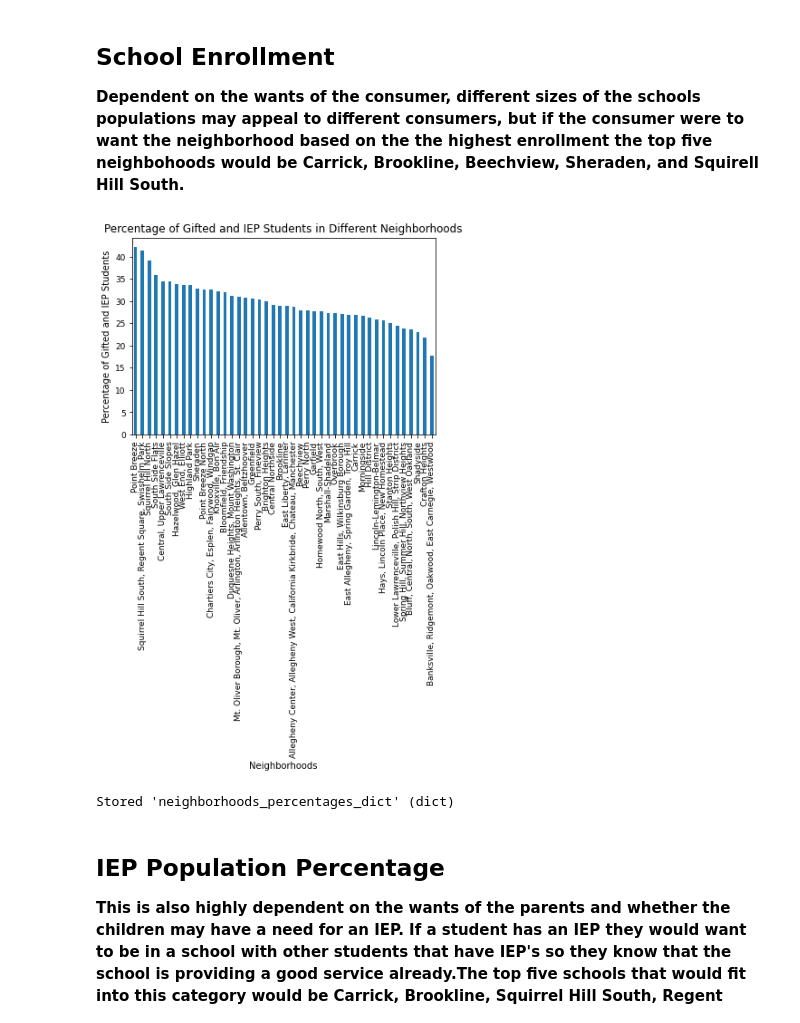
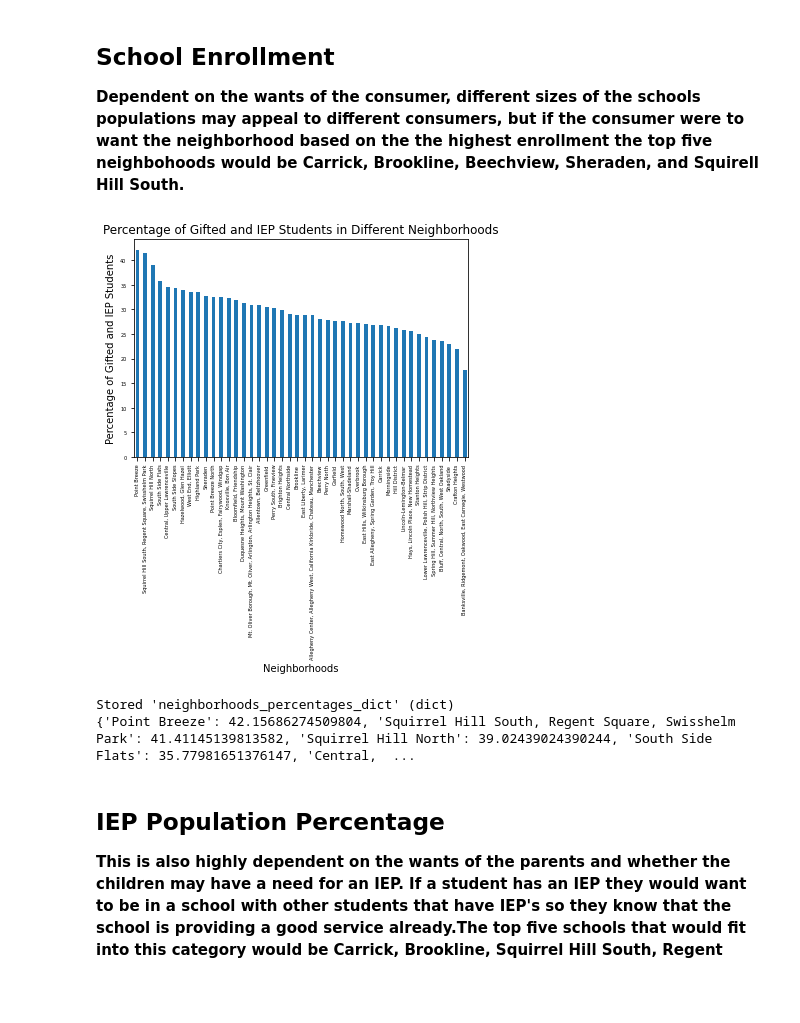
Before and after one commit to SimonJCo/Final-Project, a Jupyter notebook: Final Drafts/SchoolNeighborhoods-Copy1.ipynb, the cells around one changed output. Cells and saved outputs as stored; diff of their text form; code cells hidden in the pictures; blank space fills up the shorter version.

```diff
--- a/Final Drafts/SchoolNeighborhoods-Copy1.ipynb
+++ b/Final Drafts/SchoolNeighborhoods-Copy1.ipynb
@@ -39,34 +39,36 @@ print(sorted_sum_of_enrollment)
 # %%
 
 import pandas as pd
 import numpy as np
 import matplotlib.pyplot as plt
 
 iep = pd.read_csv("iep-Copy1.csv")
 
 iep['gifted_and_iep'] = iep['gifted'] + iep['other_iep']
 iep['percent_of_gifted_and_iep'] = (iep['gifted_and_iep'] / iep['total_enrollment_k_12']) * 100
 sorted_iep = iep.sort_values(by='percent_of_gifted_and_iep', ascending=False)
 
 
 
 neighborhoods_percentages_dict = dict(zip(sorted_iep['neighborhoods'], sorted_iep['percent_of_gifted_and_iep']))
 
 
 
 
 
-bargraph = sorted_iep.plot.bar(x='neighborhoods', y='percent_of_gifted_and_iep', fontsize='9', legend=False)
+bargraph = sorted_iep.plot.bar(x='neighborhoods', y='percent_of_gifted_and_iep', fontsize='5', legend=False)
 plt.xlabel('Neighborhoods')
 plt.ylabel('Percentage of Gifted and IEP Students')
 plt.title('Percentage of Gifted and IEP Students in Different Neighborhoods')
 
 
 plt.show()
 %store 'neighborhoods_percentages_dict'
+print(neighborhoods_percentages_dict)
 # %% [output]
-[figure, old version]
+[figure, new version]
 Stored 'neighborhoods_percentages_dict' (dict)
+{'Point Breeze': 42.15686274509804, 'Squirrel Hill South, Regent Square, Swisshelm Park': 41.41145139813582, 'Squirrel Hill North': 39.02439024390244, 'South Side Flats': 35.77981651376147, 'Central,  ...
 # %% [markdown]
 ## IEP Population Percentage
 
```
Also changed, not shown: 3 other files.
